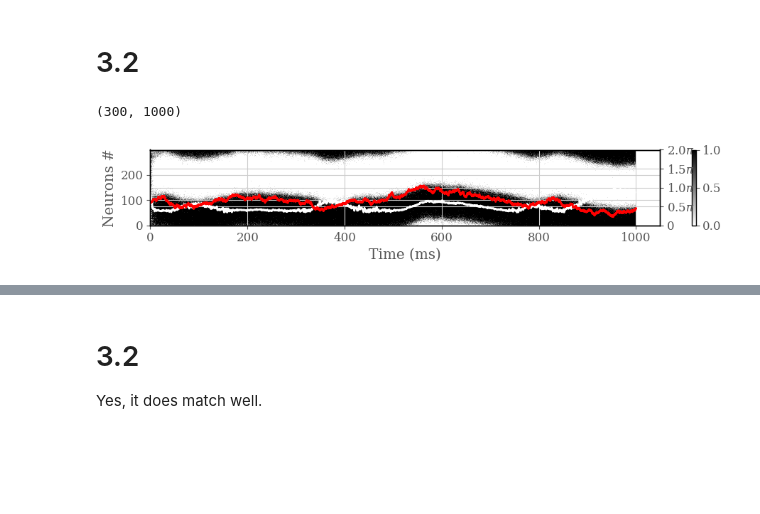
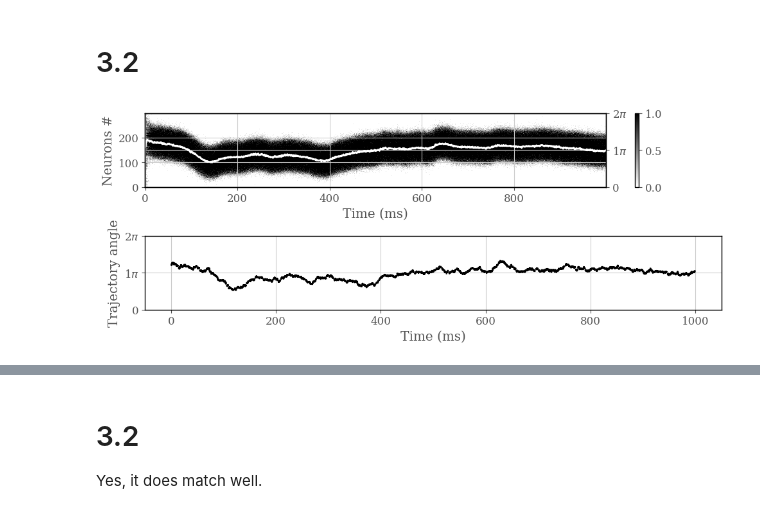
Before and after one commit to nosratullah/path_integration, a Jupyter notebook: attractors.ipynb, the cells around one changed output, grey strips where cells are left out. Cells and saved outputs as stored; diff of their text form; code cells hidden in the pictures; blank space fills up the shorter version.

Commit message:
some figures

```diff
--- a/attractors.ipynb
+++ b/attractors.ipynb
@@ -916,7 +950,7 @@ Once the external input goes away $(t > 600 ms)$ the two network has the chance
 # %%
 # Cheking only for 1 itteration
 # global parameters
-T = 10000 # ms
+T = 1000 # ms
 dt = .1 # ms
 N = 300
 tau = 10 # ms
@@ -962,9 +996,9 @@ for t in range(1, int(T/dt)):
     Il[:, t] = Jl * (np.cos(Xl+theta_l) * m_cos_l + np.sin(Xl+theta_l) * m_sin_l) + Jr * (np.cos(Xl+theta_l) * m_cos_r + np.sin(Xl+theta_l) * m_sin_r)
     Ir[:, t] = Jr * (np.cos(Xr-theta_r) * m_cos_r + np.sin(Xr-theta_r) * m_sin_r) + Jl * (np.cos(Xr-theta_r) * m_cos_l + np.sin(Xr-theta_r) * m_sin_l)
 
-    # if t >= int(300/dt) and t < int(600/dt):
-    Il[:, t] = Il[:, t] - I0
-    Ir[:, t] = Ir[:, t] + I0
+    if t >= int(300/dt) and t < int(600/dt):
+        Il[:, t] = Il[:, t] - I0
+        Ir[:, t] = Ir[:, t] + I0
 
     hl[:, t] = hl[:, t-1] + dt * dhdt(hl[:, t-1], Il[:, t-1], tau, R)
     hr[:, t] = hr[:, t-1] + dt * dhdt(hr[:, t-1], Ir[:, t-1], tau, R)
@@ -1036,8 +1070,8 @@ max_neuron_rate_l = np.array(max_neuron_rate_l)
 max_angle_l = map_to_degree(max_neuron_rate_l, N)
 ax1.plot(max_angle_l, color='white')
 ax1.set_ylim(0, 2 * np.pi)
-ax1.set_yticks([0, np.pi/2, np.pi, 3*np.pi/2, 2*np.pi])
-ax1.yaxis.set_major_formatter(ticker.FuncFormatter(lambda y, _: '{:.1f}$\pi$'.format(y/np.pi) if y !=0 else '0'))
+ax1.set_yticks([0, np.pi, 2*np.pi])
+ax1.yaxis.set_major_formatter(ticker.FuncFormatter(lambda y, _: '{:d}$\pi$'.format(int(round(y/np.pi))) if y !=0 else '0'))
 
 mean_rate_r = calculate_mean_rate(N, T, dt, spikes_r)
 mean_over_time_r = np.mean(mean_rate_r, axis=1)
@@ -1049,7 +1083,7 @@ plt.colorbar(im)
 max_neuron_rate_r = []
 for t in range(1, T):
     # max_neuron_rate.append(np.argmax(mean_rate[:, t]))
-    if np.sum(mean_rate_r[:, t], axis=0) < 2*N/3 and np.sum(mean_rate_r[:, t], axis=0) > N/3:
+    if np.sum(mean_rate_r[:, t], axis=0) < 2*N/3 and np.sum(mean_rate_r[:, t], axis=0) > N/4:
         # max_neuron_rate.append(np.argmax(mean_rate[:, t]))
         top_neurons_r = np.argpartition(mean_rate_r[:, t], -100)[-100:]
         max_neuron_rate_r.append(np.mean(top_neurons_r))
@@ -1062,6 +1096,7 @@ max_neuron_rate_r = np.array(max_neuron_rate_r)
 max_angle_r = map_to_degree(max_neuron_rate_r, N)
 ax1.plot(max_angle_r, color='white')
 ax1.set_ylim(0, 2 * np.pi)
-ax1.set_yticks([0, np.pi/2, np.pi, 3*np.pi/2, 2*np.pi])
-ax1.yaxis.set_major_formatter(ticker.FuncFormatter(lambda y, _: '{:.1f}$\pi$'.format(y/np.pi) if y !=0 else '0'))
+ax1.set_yticks([0, np.pi, 2*np.pi])
+ax1.yaxis.set_major_formatter(ticker.FuncFormatter(lambda y, _: '{:d}$\pi$'.format(int(round(y/np.pi))) if y !=0 else '0'))
+plt.savefig('figures/2.3.pdf')
 # %% [output]
@@ -1297,37 +1332,41 @@ for t in range(1, int(T/dt)):
 # # plt.title('Spike raster')
 # plt.subplot(414)
 # plt.plot(theta_H, 'r')
-# %%
-mean_rate.shape
-# %% [output]
-(300, 1000)
 # %%
-fig, ax = plt.subplots(1, 1, figsize=(10, 2))
+fig, ax = plt.subplots(2, 1, figsize=(10, 4))
 mean_rate = calculate_mean_rate(N, T, dt, spikes)
 mean_over_time = np.mean(mean_rate, axis=1)
-im = ax.imshow(mean_rate, aspect='auto', origin='lower')
-ax.set_ylabel('Neurons #')
-ax.set_xlabel('Time (ms)')
-plt.colorbar(im)
+im = ax[0].imshow(mean_rate, aspect='auto', origin='lower')
+ax[0].set_ylabel('Neurons #')
+ax[0].set_xlabel('Time (ms)')
+plt.colorbar(im, ax=ax[0])
 max_neuron_rate = []
-for t in range(1, T):
+for t in range(0, T):
     # max_neuron_rate.append(np.argmax(mean_rate[:, t]))
     if np.sum(mean_rate[:, t], axis=0) < 2*N/3 and np.sum(mean_rate[:, t], axis=0) > N/3:
         # max_neuron_rate.append(np.argmax(mean_rate[:, t]))
         top_neurons = np.argpartition(mean_rate[:, t], -100)[-100:]
         max_neuron_rate.append(np.mean(top_neurons))
     else:
         max_neuron_rate.append(np.nan)
 # mean_over_neurons = np.mean(mean_rate, axis=0)
 # plt.plot(max_neuron_rate, color='white')
-ax1 = ax.twinx()
+ax1 = ax[0].twinx()
 max_neuron_rate = np.array(max_neuron_rate)
 max_angle = map_to_degree(max_neuron_rate, N)
 ax1.plot(max_angle, color='white')
-ax1.plot(np.arange(0,T,dt),theta_H - np.mean(theta_H) + 2, 'r')
+# ax1.plot(np.arange(0,T,dt),theta_H - np.mean(theta_H) + 2, 'r')
 # ax1.set_ylim(0, 360)
 ax1.set_ylim(0, 2 * np.pi)
-ax1.set_yticks([0, np.pi/2, np.pi, 3*np.pi/2, 2*np.pi])
-ax1.yaxis.set_major_formatter(ticker.FuncFormatter(lambda y, _: '{:.1f}$\pi$'.format(y/np.pi) if y !=0 else '0'))
+ax1.set_yticks([0, np.pi, 2*np.pi])
+ax1.yaxis.set_major_formatter(ticker.FuncFormatter(lambda y, _: '{:d}$\pi$'.format(int(round(y/np.pi))) if y !=0 else '0'))
+
+ax[1].plot(np.arange(0, 1000, 0.1), theta_H, 'k--')
+ax[1].set_yticks([0, np.pi, 2*np.pi])
+ax[1].yaxis.set_major_formatter(ticker.FuncFormatter(lambda y, _: '{:d}$\pi$'.format(int(round(y/np.pi))) if y !=0 else '0'))
+ax[1].set_xlabel('Time (ms)')
+ax[1].set_ylabel('Trajectory angle')
+plt.tight_layout()
+plt.savefig('figures/3.2.pdf')
 # %% [output]
-[figure, old version]
+[figure, new version]
```
Also changed, not shown: parts of 21 cells of this notebook, 12 other files.
